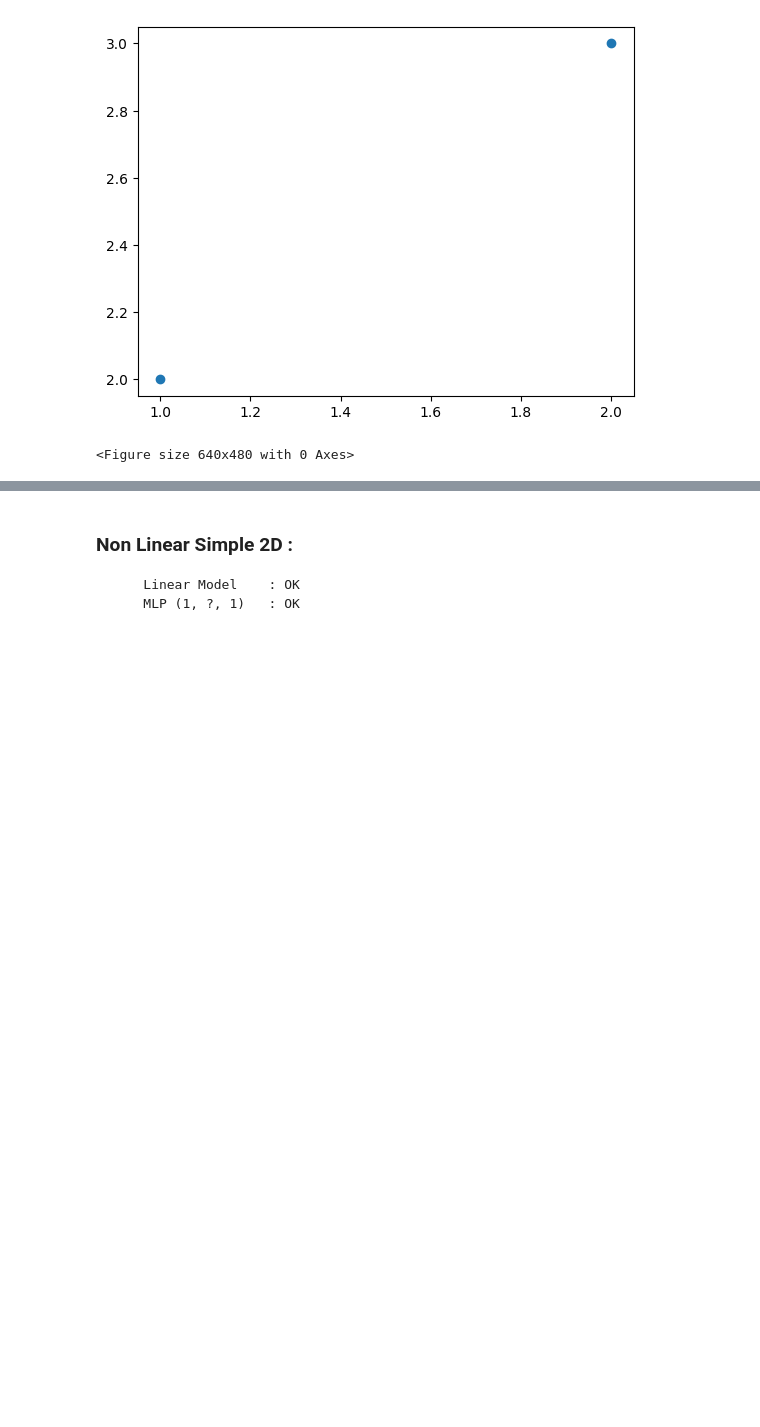
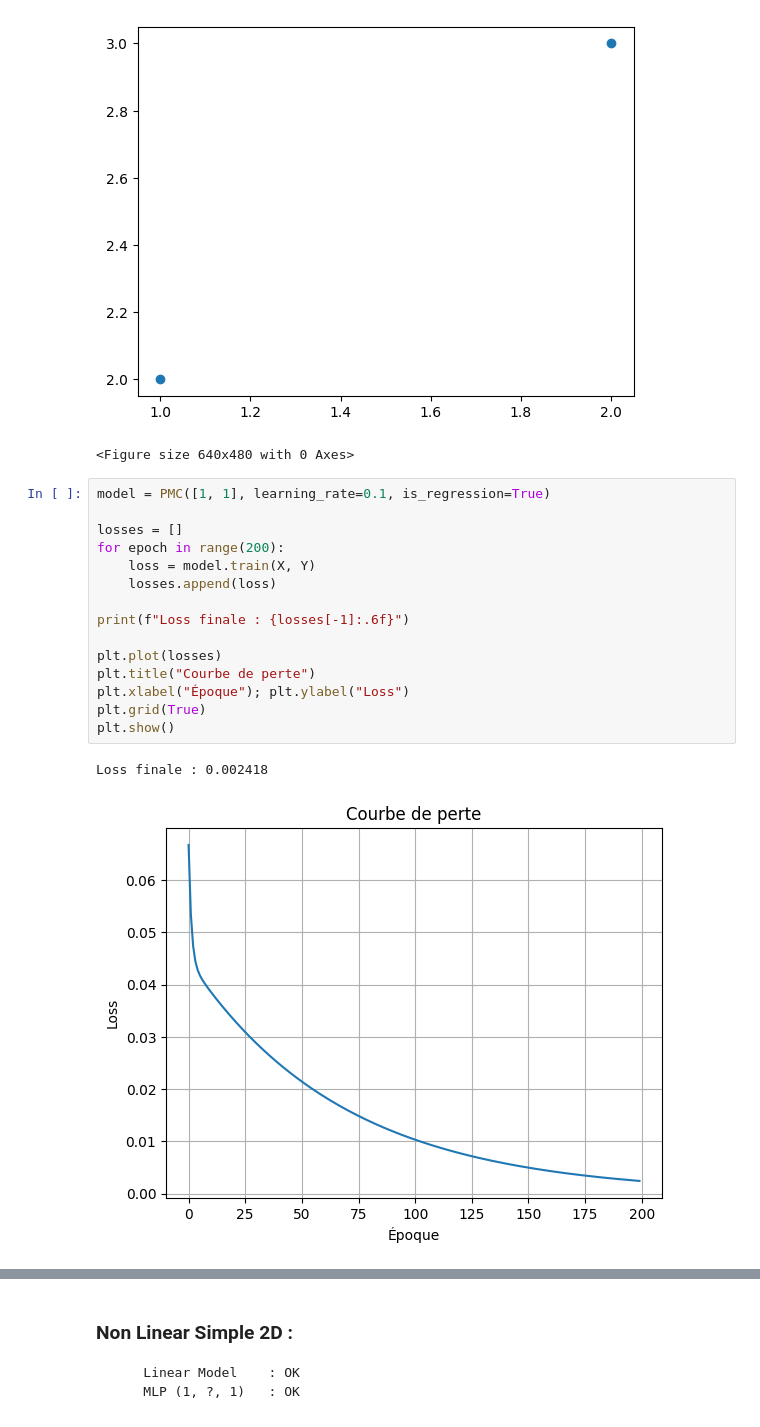
Before and after one commit to SamuelELbaz/Projet_Annuel_3IABD1_Lib_ML, a Jupyter notebook: [Notebook] Cas de tests.ipynb, the cells around one changed output, grey strips where cells are left out. Saved outputs shown, nothing was run; the diff lists cells and outputs as text; blank space fills up the shorter version.

Commit message:
Mise à jour - Notebook + regression

```diff
--- a/[Notebook] Cas de tests.ipynb
+++ b/[Notebook] Cas de tests.ipynb
@@ -419,3 +463,21 @@ plt.clf()
 # %% [output]
 [figure]
 <Figure size 640x480 with 0 Axes>
+# %%
+model = PMC([1, 1], learning_rate=0.1, is_regression=True)
+
+losses = []
+for epoch in range(200):
+    loss = model.train(X, Y)
+    losses.append(loss)
+
+print(f"Loss finale : {losses[-1]:.6f}")
+
+plt.plot(losses)
+plt.title("Courbe de perte")
+plt.xlabel("Époque"); plt.ylabel("Loss")
+plt.grid(True)
+plt.show()
+# %% [output]
+Loss finale : 0.002418
+[figure, added]
```
Also changed, not shown: parts of 29 cells of this notebook, 3 other files.
